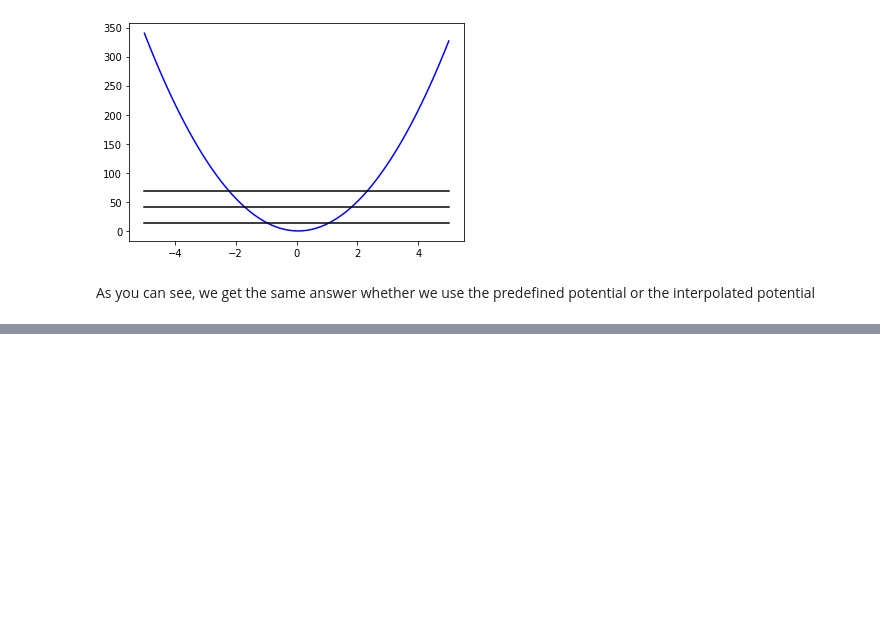
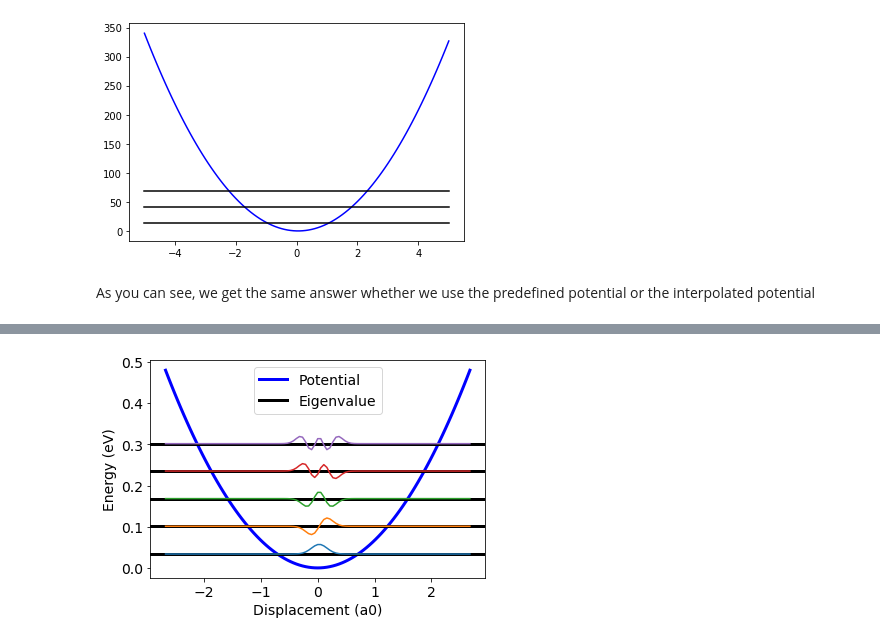
Before and after one commit to cwaitt/QWavE, a Jupyter notebook: examples/Schrodinger_Solver.ipynb, the cells around one changed output, grey strips where cells are left out. Drawn from its saved outputs; the diff is of its cells as text; code cells hidden in the pictures; blank space fills up the shorter version.

Commit message:
Updated schrodinger_HO(), partition.py, and examples. -CW

```diff
--- a/examples/Schrodinger_Solver.ipynb
+++ b/examples/Schrodinger_Solver.ipynb
@@ -139,0 +186,80 @@ As you can see, the potential is fairly harmonic near the center of the box, but
+# %%
+from qwave import qwave
+import csv # need to do some data manipulation
+from scipy import constants,interpolate
+import numpy as np
+import matplotlib.pyplot as plt
+
+
+# lets use some of the data above to make life easier
+
+bl = xdata[-1]-xdata[0]      # box length (centered at zero)
+m = 12 * (am_to_kg/au_to_kg) # atomic unit of mass of C atom
+freq = 543                   # frequency in cm-1
+
+# Lets repeat the same exercise in the schrodinger_box() module, expect we will provide
+# a harmonic potential that corresponds to a potential where the frequency is 543
+
+eigen_Box,wave_Box = qwave.schrodinger_box(bl,
+                                            m,
+                                            pot_func='./C-Pt-100-HO.csv',
+                                            len_eigval = 10,
+                                            unit='eV')
+
+# Now lets evaluate the eigen values using the schidinger_HO() module. Here we do not
+# provide any information about the potential. We only provide the frequency.
+
+eigen_HO,wave_HO = qwave.schrodinger_HO(bl,
+                                        m,
+                                        freq,
+                                        len_eigval = 10,
+                                        unit='eV')
+
+
+# Lets plot the potential from the csv file. Again this csv file is a parabola for a C atom
+# with a vibrational frequency of 543 cm-1 along one of its orthoganol degrees of freedom.
+# The files is also in a.u. so we will convert the data into eV first.
+
+bohr_to_m = constants.physical_constants['Bohr radius'][0] # convert from bohr to meter
+ang_to_m = constants.physical_constants['Angstrom star'][0] # convert from angstrom to meter
+
+au_to_kg = constants.physical_constants['atomic unit of mass'][0]  # convert from au to kg
+am_to_kg = constants.physical_constants['atomic mass constant'][0] # convert from am to kg
+
+h_to_eV = constants.physical_constants['Hartree energy in eV'][0] # convert from Eh to eV
+
+x=[] # store data in csv
+y=[]
+
+with open('./C-Pt-100-HO.csv') as csvfile:                # read csvfile
+    csvreader = csv.reader( csvfile,delimiter =',')
+    for row in csvreader:
+        x.append(float(row[0]))
+        y.append(float(row[1]))
+
+xdata = np.array(x)
+ydata = np.array(y)
+
+xline = np.linspace(xdata[0],xdata[-1],101)    # interpolate data to mimic what the code is evaluating
+cs = interpolate.CubicSpline(xdata,ydata)
+C_HO_V = cs(xline)
+
+plt.plot(xline,C_HO_V,color='blue',linewidth=3) # plot the potential
+plt.axhline(eigen_Box[0],color='black',linewidth=3) # plot the first few eigen values from schrodinger_box
+plt.axhline(eigen_Box[1],color='black',linewidth=3)
+plt.axhline(eigen_Box[2],color='black',linewidth=3)
+plt.axhline(eigen_Box[3],color='black',linewidth=3)
+plt.axhline(eigen_Box[4],color='black',linewidth=3)
+plt.plot(xline,(wave_Box[0]*0.05)+eigen_Box[0])     # also plot the wavefunctions
+plt.plot(xline,(wave_Box[1]*0.05)+eigen_Box[1])
+plt.plot(xline,(wave_Box[2]*0.05)+eigen_Box[2])
+plt.plot(xline,(wave_Box[3]*0.05)+eigen_Box[3])
+plt.plot(xline,(wave_Box[4]*0.05)+eigen_Box[4])
+plt.ylabel('Energy (eV)',size=14)
+plt.xlabel('Displacement (a0)',size=14)
+plt.xticks(size=14)
+plt.yticks(size=14)
+plt.legend(['Potential','Eigenvalue'],fontsize=14,loc='upper center')
+plt.show()
+# %% [output]
+[figure, added]
```
Also changed, not shown: parts of 14 cells of this notebook, 10 other files.
